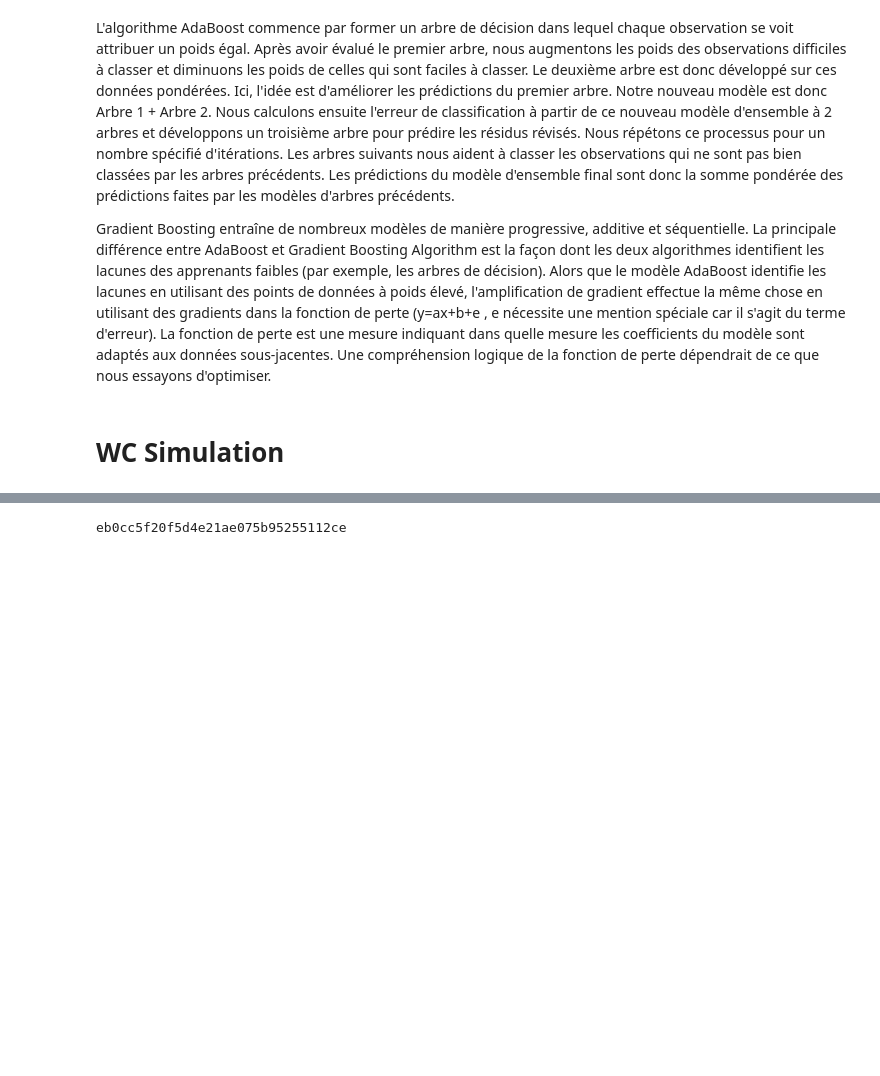
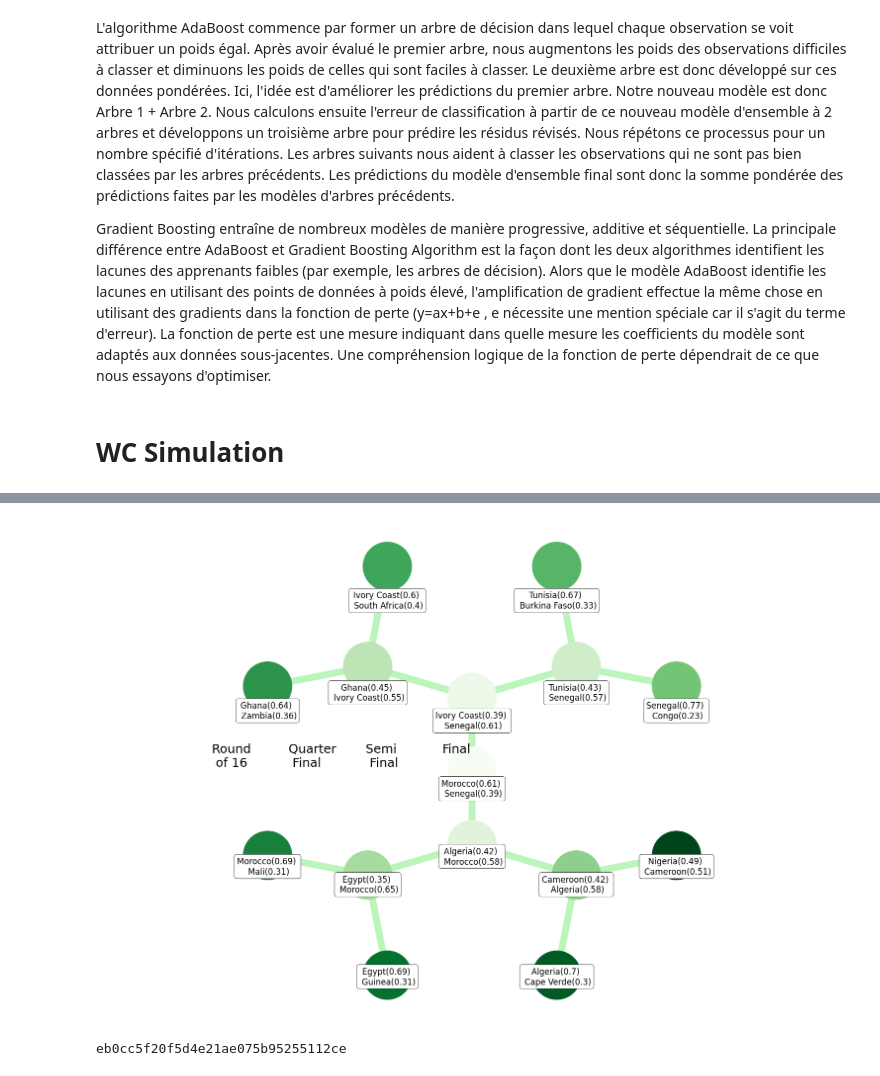
Before and after one commit to Youssouf46/mlops-back, a Jupyter notebook: Notebook/modeling.ipynb, the cells around one changed output, grey strips where cells are left out. Drawn from its saved outputs; the diff is of its cells as text; code cells hidden in the pictures; blank space fills up the shorter version.

```diff
--- a/Notebook/modeling.ipynb
+++ b/Notebook/modeling.ipynb
@@ -740,10 +797,0 @@ def predict_winner_and_probability(home_team, away_team, model, team_stats_raw):
-# %%
-home_team = "Morocco"
-away_team = "Algeria"
-
-winner, probability = predict_winner_and_probability(home_team, away_team, gb, team_stats_raw)
-
-if winner == "Match nul":
-    print(f"Le match entre {home_team} et {away_team} se termine par un match nul avec une probabilité de {probability:.2f}")
-else:
-    print(f"Le gagnant du match entre {home_team} et {away_team} est {winner} avec une probabilité de {probability:.2f}")
@@ -751,0 +999,2 @@ Le match entre Morocco et Algeria se termine par un match nul avec une probabili
+# %%
+playoffs = {"Round of 16": [], "Quarter-Final": [], "Semi-Final": [], "Final": []}
@@ -752,3 +1099,46 @@ Le match entre Morocco et Algeria se termine par un match nul avec une probabili
+# %%
+import networkx as nx
+from networkx.drawing.nx_pydot import graphviz_layout
+
+plt.figure(figsize=(15, 10))
+
+G = nx.balanced_tree(2, 3)
+
+
+labels = []
+
+
+for p in playoffs.keys():
+    for game in playoffs[p]:
+        label = f"{game[0]}({round(game[2][0], 2)}) \n {game[1]}({round(game[2][1], 2)})"
+        labels.append(label)
+
+labels_dict = {}
+labels_rev = list(reversed(labels))
+
+for l in range(len(list(G.nodes))):
+    labels_dict[l] = labels_rev[l]
+
+pos = graphviz_layout(G, prog='twopi')
+
+labels_pos = {n: (k[0], k[1]-0.08*k[1]) for n,k in pos.items()}
+center  = pd.DataFrame(pos).mean(axis=1).mean()
+
+
+nx.draw(G, pos = pos, with_labels=False, node_color=range(15), edge_color="#bbf5bb", width=10, font_weight='bold',cmap=plt.cm.Greens, node_size=5000)
+nx.draw_networkx_labels(G, pos = labels_pos, bbox=dict(boxstyle="round,pad=0.3", fc="white", ec="black", lw=.5, alpha=1),
+                        labels=labels_dict)
+texts = ["Round \n of 16", "Quarter \n Final", "Semi \n Final", "Final\n"]
+pos_y = pos[0][1] + 55
+for text in reversed(texts):
+    pos_x = center
+    pos_y -= 75
+    plt.text(pos_y, pos_x, text, fontsize = 18)
+
+plt.axis('equal')
+plt.show()
+# %% [output]
+[figure, added]
 # %%
 #Reading Pandas Dataframe from mlflow
 all_experiments = [exp.experiment_id for exp in mlflow.search_experiments()]
```
Also changed, not shown: parts of 38 cells of this notebook, 8 other files.
